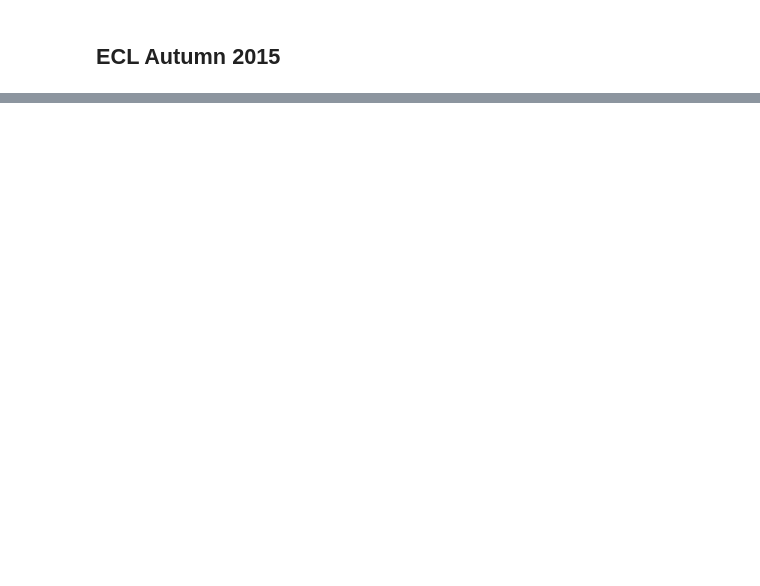
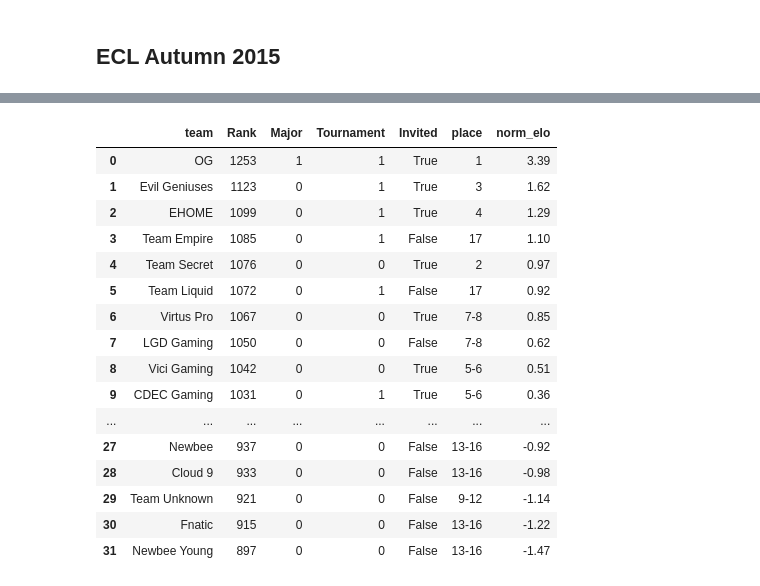
Before and after one commit to Asaron/Invite-Prediction, a Jupyter notebook: Winter Major invitation 2016.ipynb, the cells around one changed output, grey strips where cells are left out. Cells and saved outputs as stored; diff of their text form; code cells hidden in the pictures; blank space fills up the shorter version.

```diff
--- a/Winter Major invitation 2016.ipynb
+++ b/Winter Major invitation 2016.ipynb
@@ -516,0 +551,20 @@ My ranking was wrong this time but we need to take into account the invitation b
+# %%
+df.sort_values(by="Rank", ascending=0).reset_index(drop=True)
+# %% [output]
+|  | team | Rank | Major | Tournament | Invited | place | norm_elo |
+| 0 | OG | 1253 | 1 | 1 | True | 1 | 3.39 |
+| 1 | Evil Geniuses | 1123 | 0 | 1 | True | 3 | 1.62 |
+| 2 | EHOME | 1099 | 0 | 1 | True | 4 | 1.29 |
+| 3 | Team Empire | 1085 | 0 | 1 | False | 17 | 1.10 |
+| 4 | Team Secret | 1076 | 0 | 0 | True | 2 | 0.97 |
+| 5 | Team Liquid | 1072 | 0 | 1 | False | 17 | 0.92 |
+| 6 | Virtus Pro | 1067 | 0 | 0 | True | 7-8 | 0.85 |
+| 7 | LGD Gaming | 1050 | 0 | 0 | False | 7-8 | 0.62 |
+| 8 | Vici Gaming | 1042 | 0 | 0 | True | 5-6 | 0.51 |
+| 9 | CDEC Gaming | 1031 | 0 | 1 | True | 5-6 | 0.36 |
+| ... | ... | ... | ... | ... | ... | ... | ... |
+| 27 | Newbee | 937 | 0 | 0 | False | 13-16 | -0.92 |
+| 28 | Cloud 9 | 933 | 0 | 0 | False | 13-16 | -0.98 |
+| 29 | Team Unknown | 921 | 0 | 0 | False | 9-12 | -1.14 |
+| 30 | Fnatic | 915 | 0 | 0 | False | 13-16 | -1.22 |
+| 31 | Newbee Young | 897 | 0 | 0 | False | 13-16 | -1.47 |
```
Also changed, not shown: parts of 26 cells of this notebook, 2 other files.
